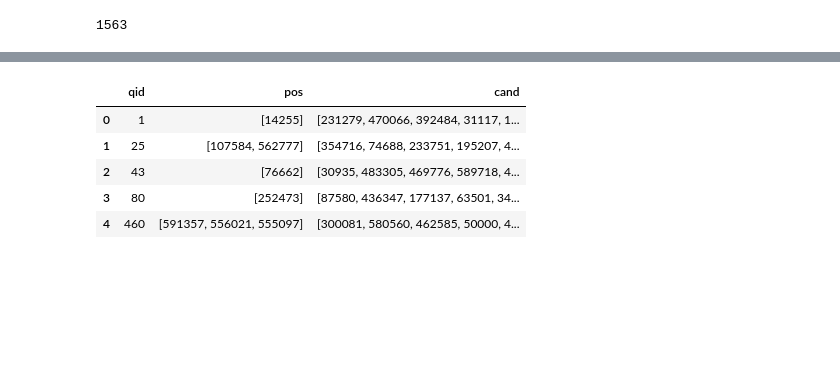
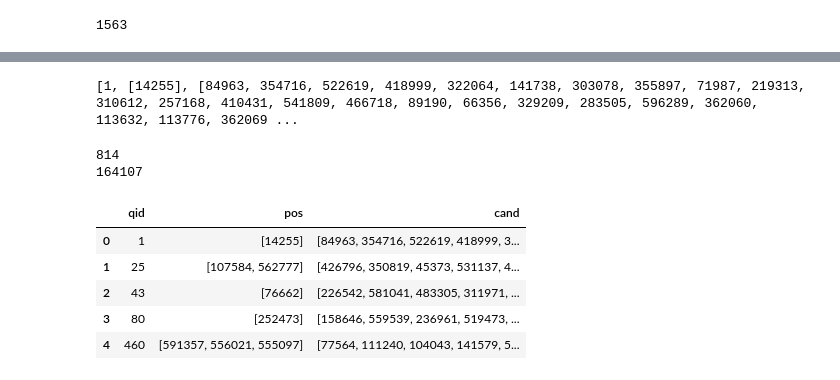
Before and after one commit to yuanbit/FinBERT-QA, a Jupyter notebook: bertQA.ipynb, the cells around one changed output, grey strips where cells are left out. Saved outputs shown, nothing was run; the diff lists cells and outputs as text; code cells hidden in the pictures; blank space fills up the shorter version.

```diff
--- a/bertQA.ipynb
+++ b/bertQA.ipynb
@@ -604 +620,5 @@ for row in test_set_full:
     row[2] = [x for x in row[2] if x is not 0]
+# %%
+print(test_set[0])
+# %% [output]
+[1, [14255], [84963, 354716, 522619, 418999, 322064, 141738, 303078, 355897, 71987, 219313, 310612, 257168, 410431, 541809, 466718, 89190, 66356, 329209, 283505, 596289, 362060, 113632, 113776, 362069 ...
@@ -605,15 +630,29 @@ for row in test_set_full:
+# %%
+p = 0
+n = 0
+
+for row in test_set:
+    p += len(row[1])
+    n += len(row[2])
+
+print(p)
+print(n)
+# %% [output]
+814
+164107
 # %%
-test_df = pd.DataFrame(test_set_full)
+test_df = pd.DataFrame(test_set)
 test_df = test_df.rename(columns={0: 'qid', 1: 'pos', 2:'cand'})
+# test_df = test_df[['qid', 'cand']]
 
 test_df.head(5)
 # %% [output]
 |  | qid | pos | cand |
-| 0 | 1 | [14255] | [231279, 470066, 392484, 31117, 1... |
-| 1 | 25 | [107584, 562777] | [354716, 74688, 233751, 195207, 4... |
-| 2 | 43 | [76662] | [30935, 483305, 469776, 589718, 4... |
-| 3 | 80 | [252473] | [87580, 436347, 177137, 63501, 34... |
-| 4 | 460 | [591357, 556021, 555097] | [300081, 580560, 462585, 50000, 4... |
+| 0 | 1 | [14255] | [84963, 354716, 522619, 418999, 3... |
+| 1 | 25 | [107584, 562777] | [426796, 350819, 45373, 531137, 4... |
+| 2 | 43 | [76662] | [226542, 581041, 483305, 311971, ... |
+| 3 | 80 | [252473] | [158646, 559539, 236961, 519473, ... |
+| 4 | 460 | [591357, 556021, 555097] | [77564, 111240, 104043, 141579, 5... |
 # %%
 test_pos = test_df[['qid', 'pos']]
 test_pos = test_pos.explode('pos')
```
Also changed, not shown: parts of 25 cells of this notebook.
